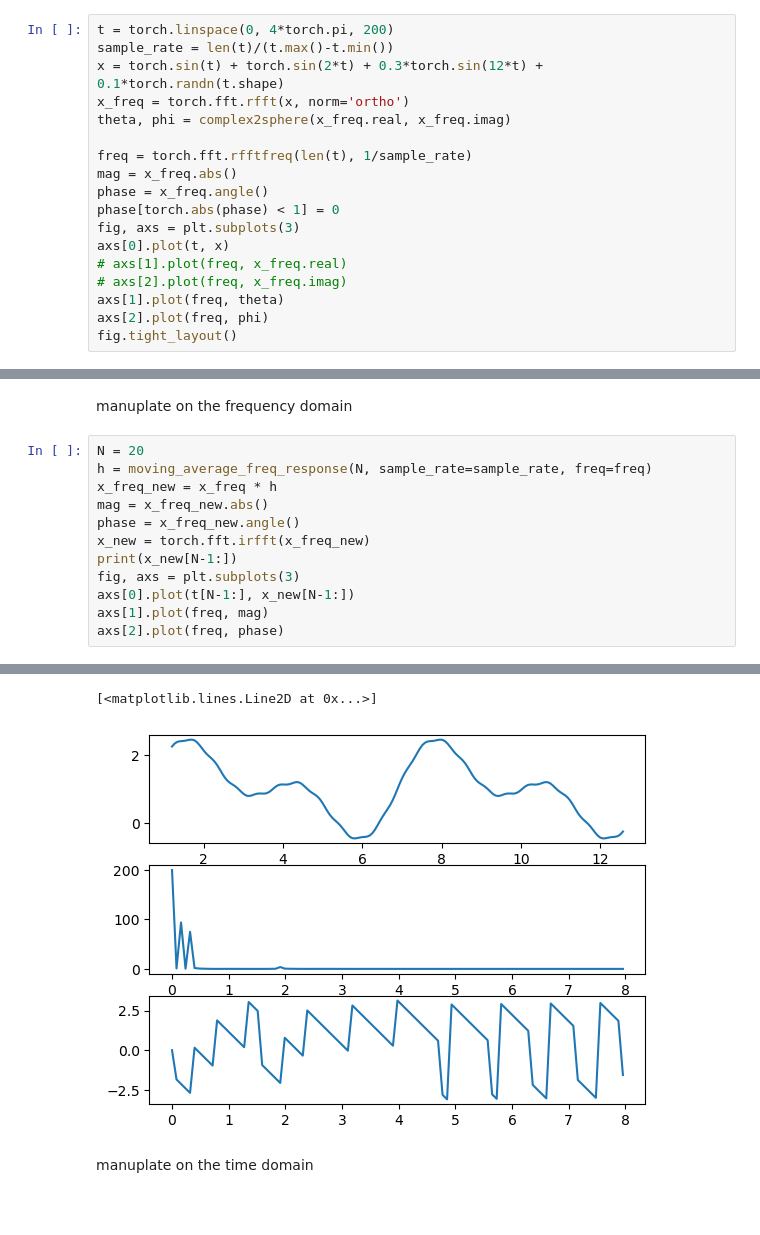
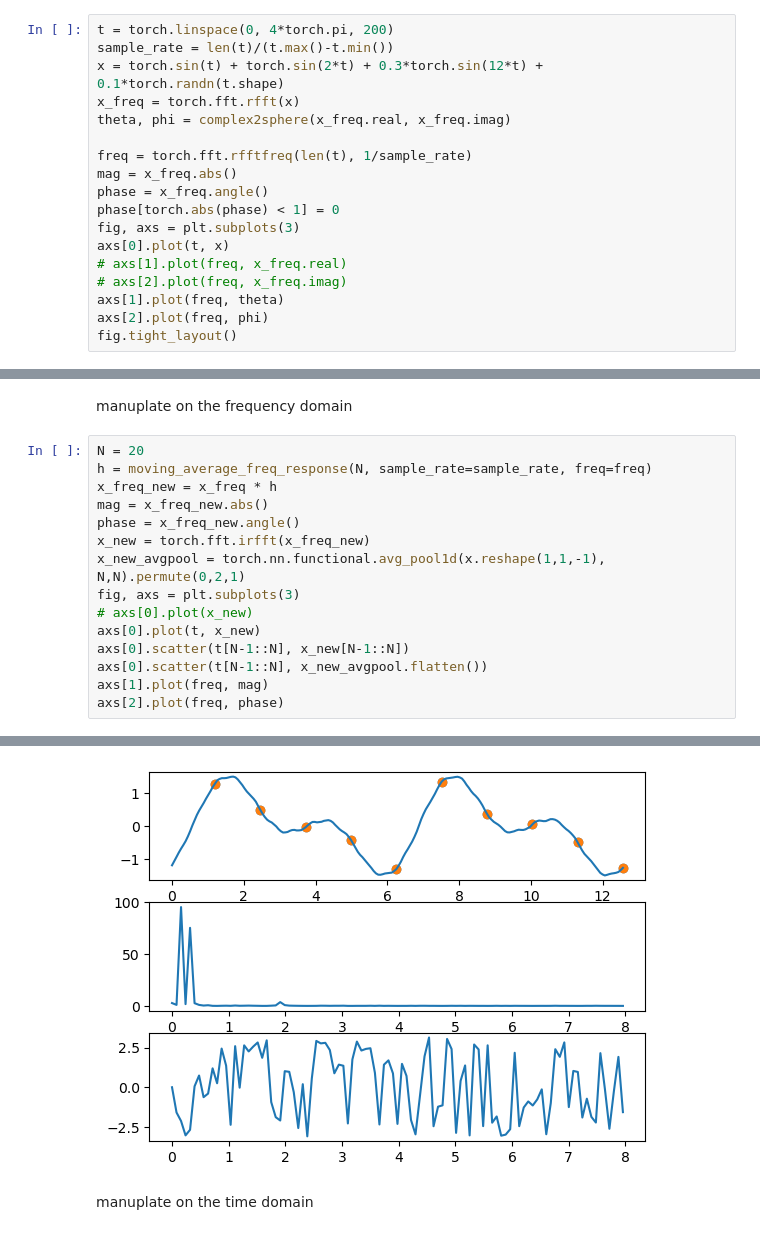
Before and after one commit to WillWang1113/Moving-Average-Diffusion, a Jupyter notebook: notebooks/test.ipynb, the cells around one changed output, grey strips where cells are left out. Saved outputs shown, nothing was run; the diff lists cells and outputs as text; blank space fills up the shorter version.

```diff
--- a/notebooks/test.ipynb
+++ b/notebooks/test.ipynb
@@ -40,7 +40,7 @@ original signal
 t = torch.linspace(0, 4*torch.pi, 200)
 sample_rate = len(t)/(t.max()-t.min())
 x = torch.sin(t) + torch.sin(2*t) + 0.3*torch.sin(12*t) + 0.1*torch.randn(t.shape)
-x_freq = torch.fft.rfft(x, norm='ortho')
+x_freq = torch.fft.rfft(x)
 theta, phi = complex2sphere(x_freq.real, x_freq.imag)
 
 freq = torch.fft.rfftfreq(len(t), 1/sample_rate)
@@ -65,9 +65,12 @@ x_freq_new = x_freq * h
 mag = x_freq_new.abs()
 phase = x_freq_new.angle()
 x_new = torch.fft.irfft(x_freq_new)
-print(x_new[N-1:])
+x_new_avgpool = torch.nn.functional.avg_pool1d(x.reshape(1,1,-1), N,N).permute(0,2,1)
 fig, axs = plt.subplots(3)
-axs[0].plot(t[N-1:], x_new[N-1:])
+# axs[0].plot(x_new)
+axs[0].plot(t, x_new)
+axs[0].scatter(t[N-1::N], x_new[N-1::N])
+axs[0].scatter(t[N-1::N], x_new_avgpool.flatten())
 axs[1].plot(freq, mag)
 axs[2].plot(freq, phase)
 # %% [output]
@@ -91,5 +78,4 @@ tensor([ 2.2625,  2.3469,  2.3961,  2.4170,  2.4241,  2.4320,  2.4466,  2.4627,
-[<matplotlib.lines.Line2D at 0x...>]
-[figure, old version]
+[figure, new version]
 # %% [markdown]
 manuplate on the time domain
 # %%
```
Also changed, not shown: parts of 7 cells of this notebook, 14 other files.
